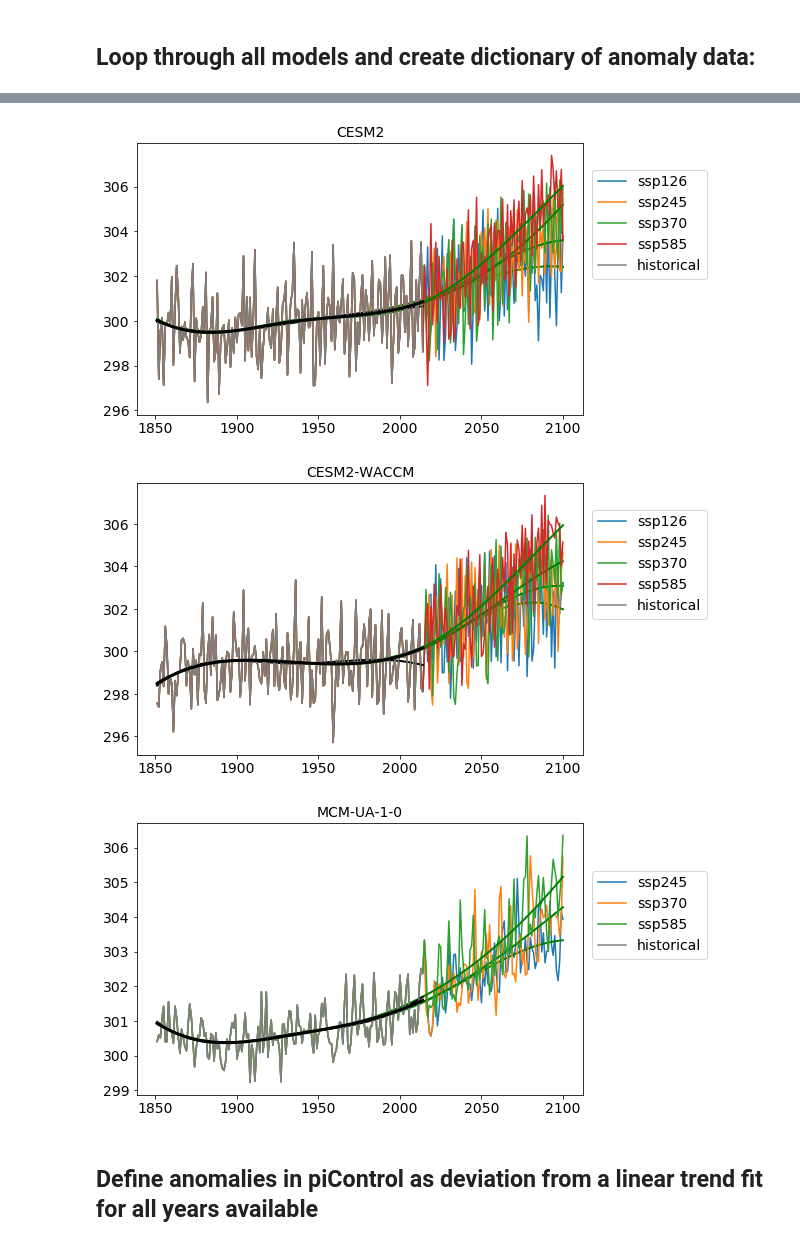
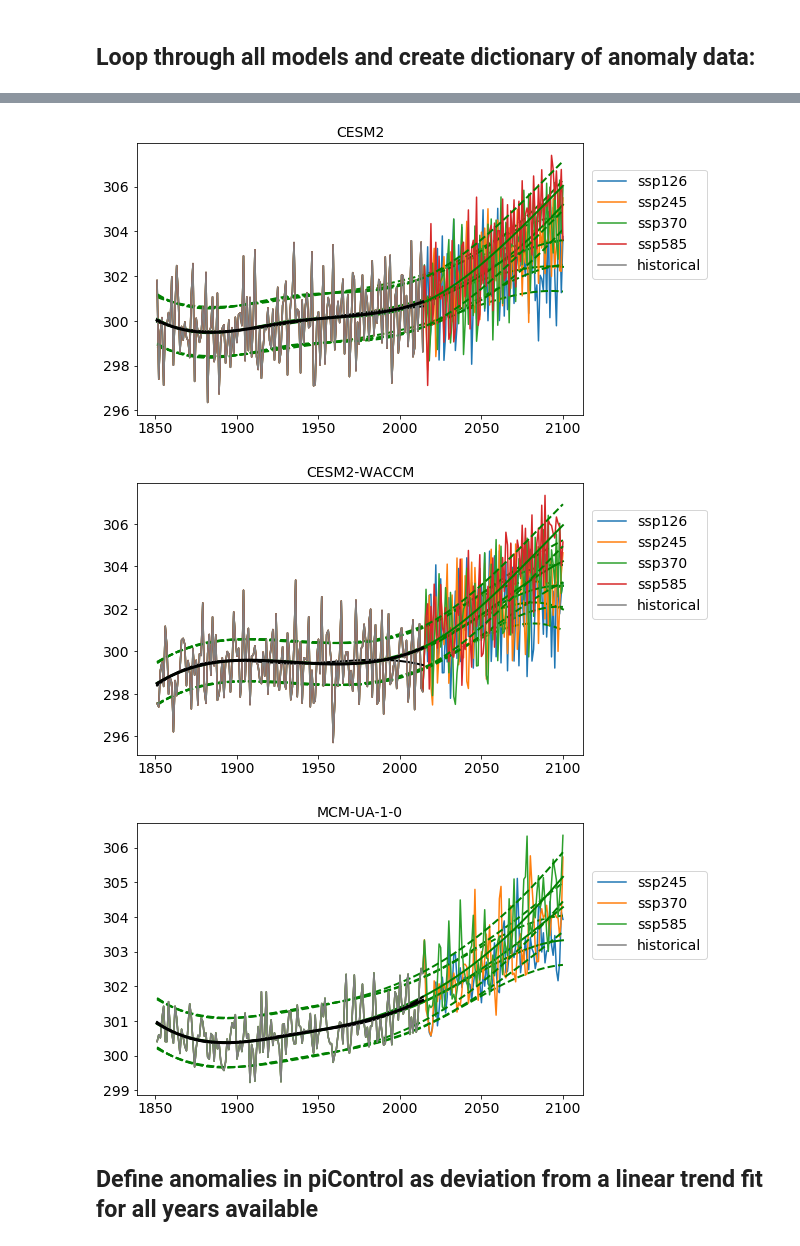
Before and after one commit to Hegebf/enso_paper, a Jupyter notebook: notebooks/single_member_analyses.ipynb, the cells around one changed output, grey strips where cells are left out. Drawn from its saved outputs; the diff is of its cells as text; code cells hidden in the pictures.

```diff
--- a/notebooks/single_member_analyses.ipynb
+++ b/notebooks/single_member_analyses.ipynb
@@ -99,7 +99,12 @@ ssp_length = 86; # cut in year 2100. Some exp go beyond this year.
 
 anomalies = {}
 
+std_file = '../Processed_data/piControl_std_monthly3monthsmoothed.txt'
+piControl_stds = pd.read_csv(std_file, index_col=0, header=0)
+number_of_cont_stds = None
+
 for model in models:
+    piControl_std = piControl_stds.loc[model,'piControl std'];
     anomalies[model] = {}
     fig, ax = plt.subplots(figsize = [8,5])
 
@@ -115,6 +120,18 @@ for model in models:
             spl = LSQUnivariateSpline(all_years, exp_data, internal_knots)
             hist_trends[exp] = spl(hist_years)
             ax.plot(all_years, spl(all_years), 'g', lw=2)
+            # plot also curve +- one std
+            ax.plot(all_years, spl(all_years) + piControl_std, 'g', linestyle='dashed', lw=2)
+            ax.plot(all_years, spl(all_years) - piControl_std, 'g', linestyle='dashed', lw=2)
+
+            # compute anomaly / piControl std for all years, and save in dataframe
+            ratio = (exp_data - spl(all_years))/piControl_std
+            colname = [(model, 'historical+' + exp)]
+            df_column = pd.DataFrame(ratio, columns = colname, index = all_years)
+            if number_of_cont_stds is None:
+                number_of_cont_stds = df_column
+            else:
+                number_of_cont_stds = pd.merge(number_of_cont_stds, df_column, left_index=True, right_index=True, how='outer')
 
             # save ssp anomaly in dictionary
             anomalies[model][exp] = data_dict[model][exp][:ssp_length] - spl(ssp_years)
@@ -136,4 +153,9 @@ for model in models:
     ax.set_title(model, fontsize = 14)
     ax.tick_params(axis='both',labelsize=14)
     ax.legend(loc=(1.02,0.5), fontsize = 14);
+
+# save dataframe with number of piControl standard deviations:
+number_of_cont_stds.columns = pd.MultiIndex.from_tuples(number_of_cont_stds.columns, names=['Model', 'Experiment'])
+#number_of_cont_stds.to_csv('../Processed_data/number_of_control_stds.txt')
+#number_of_cont_stds
 # %% [output]
@@ -148,6 +170,6 @@ for model in models:
-[figure, old version]
+[figure, new version]
-[figure, old version]
+[figure, new version]
-[figure, old version]
+[figure, new version]
 # %% [markdown]
 ## Define anomalies in piControl as deviation from a linear trend fit for all years available
 # %%
```
Also changed, not shown: parts of 2 cells of this notebook.
